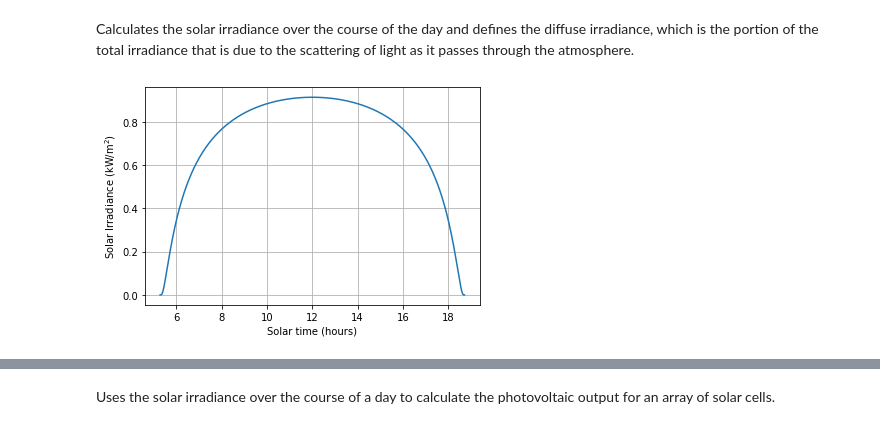
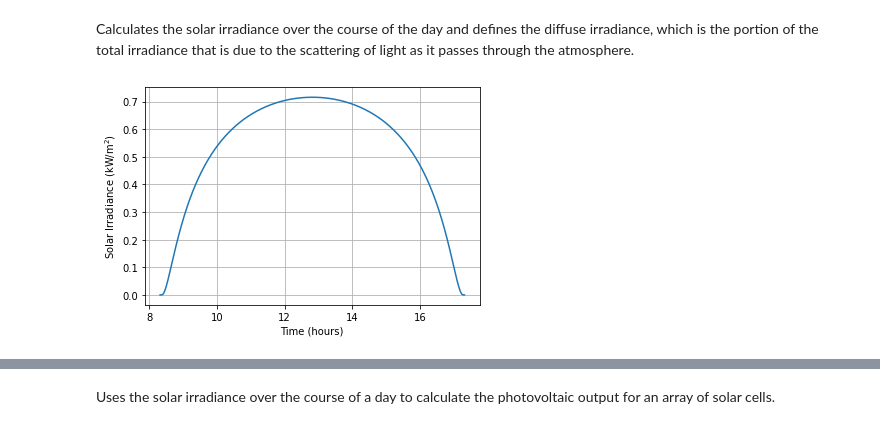
Before and after one commit to calvin-bales/Lectures, a Jupyter notebook: 2600_final.ipynb, the cells around one changed output, grey strips where cells are left out. Drawn from its saved outputs; the diff is of its cells as text; code cells hidden in the pictures.

```diff
--- a/2600_final.ipynb
+++ b/2600_final.ipynb
@@ -267,15 +263,15 @@ Calculates the solar irradiance over the course of the day and defines the diffu
 # %%
 def sol_irr(ang):
   AM = (1/np.cos(np.radians(ang)))**0.678
   return 1.353*0.7**AM
 
 def diffuse(zen): #takes zenith angle in degrees -- light scattered through atmosphere to account for light in shade
   b = (np.pi/2)-np.radians(zen)
   return 14.29+21.04*b
 
-plt.plot(solar_tday/60, sol_irr(inc))
+plt.plot(temps/60, sol_irr(inc))
 plt.ylabel("Solar Irradiance (kW/m$^2$)")
-plt.xlabel("Solar time (hours)")
+plt.xlabel("Time (hours)")
 plt.grid()
 # %% [output]
-[figure, old version]
+[figure, new version]
```
Also changed, not shown: parts of 7 cells of this notebook.
